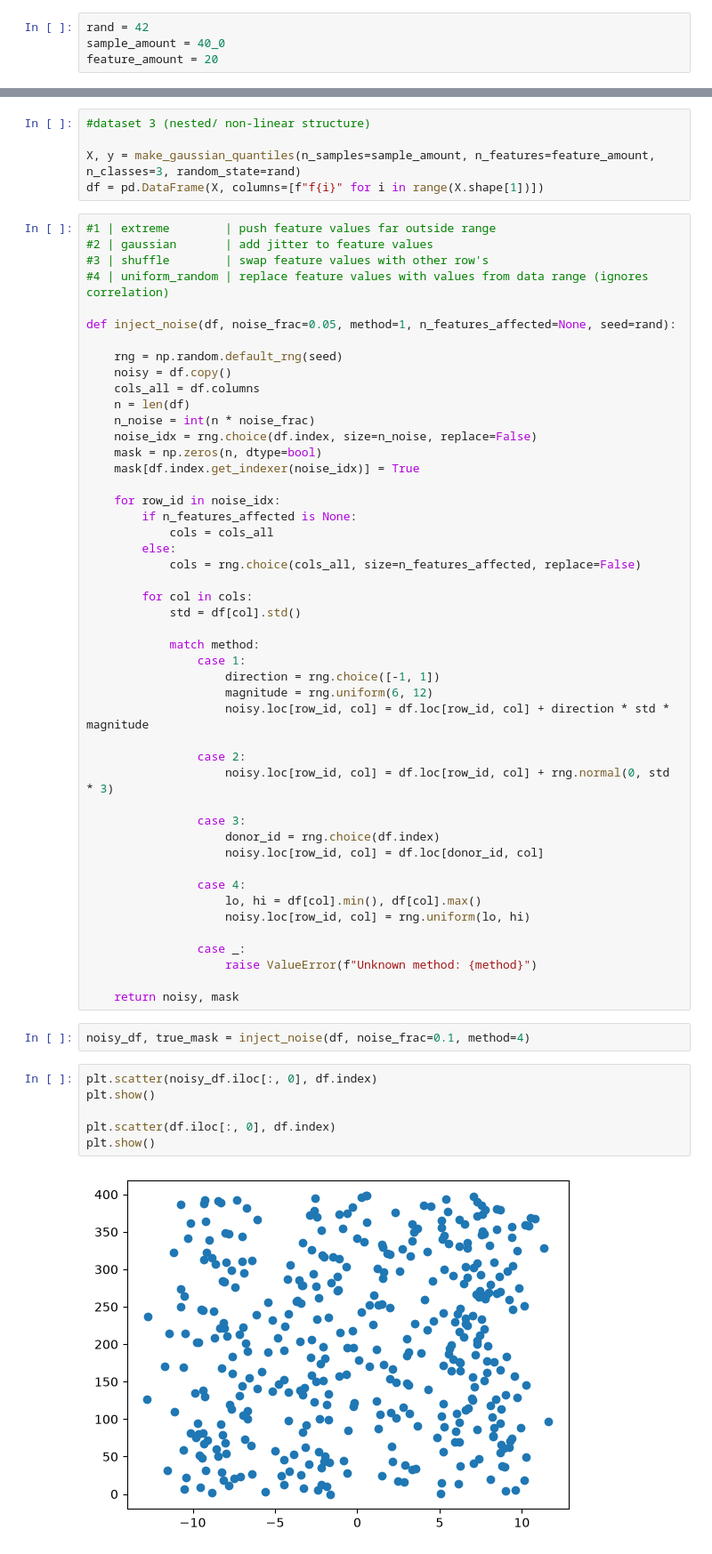
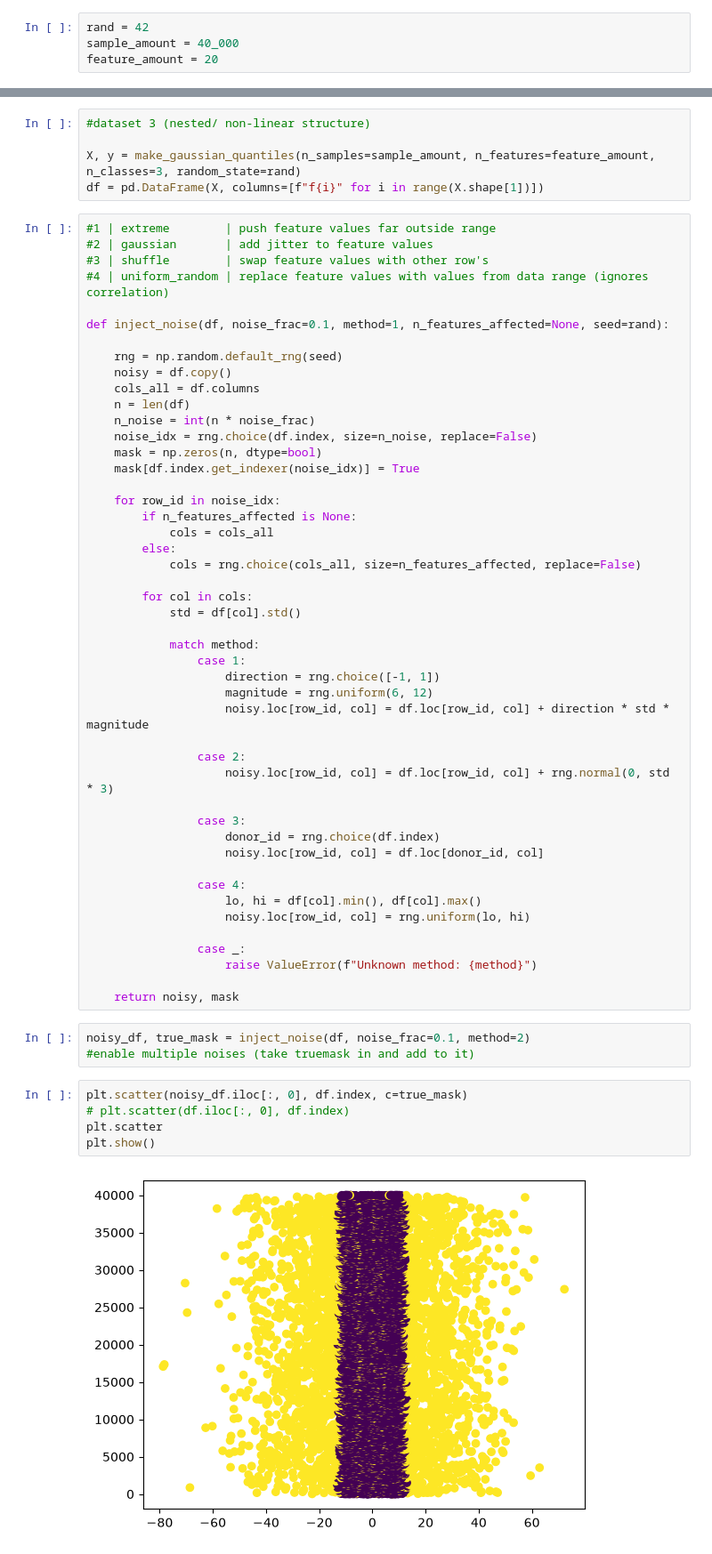
Before and after one commit to matr9s/DatSci_Noise, a Jupyter notebook: create.ipynb, the cells around one changed output, grey strips where cells are left out. Shown at 89% size. Drawn from its saved outputs; the diff is of its cells as text.

```diff
--- a/create.ipynb
+++ b/create.ipynb
@@ -5,7 +5,7 @@ from sklearn.datasets import make_blobs, make_gaussian_quantiles
 import matplotlib.pyplot as plt
 # %%
 rand = 42
-sample_amount = 40_0
+sample_amount = 40_000
 feature_amount = 20
 # %%
 #dataset 1 (8 blobs)
@@ -31,7 +31,7 @@ df = pd.DataFrame(X, columns=[f"f{i}" for i in range(X.shape[1])])
 #3 | shuffle        | swap feature values with other row's
 #4 | uniform_random | replace feature values with values from data range (ignores correlation)
 
-def inject_noise(df, noise_frac=0.05, method=1, n_features_affected=None, seed=rand):
+def inject_noise(df, noise_frac=0.1, method=1, n_features_affected=None, seed=rand):
 
     rng = np.random.default_rng(seed)
     noisy = df.copy()
@@ -73,12 +73,12 @@ def inject_noise(df, noise_frac=0.05, method=1, n_features_affected=None, seed=r
 
     return noisy, mask
 # %%
-noisy_df, true_mask = inject_noise(df, noise_frac=0.1, method=4)
+noisy_df, true_mask = inject_noise(df, noise_frac=0.1, method=2)
+#enable multiple noises (take truemask in and add to it)
 # %%
-plt.scatter(noisy_df.iloc[:, 0], df.index)
+plt.scatter(noisy_df.iloc[:, 0], df.index, c=true_mask)
+# plt.scatter(df.iloc[:, 0], df.index)
+plt.scatter
 plt.show()
-
-plt.scatter(df.iloc[:, 0], df.index)
-plt.show()
 # %% [output]
-[figure, old version]
+[figure, new version]
```
Also changed, not shown: parts of 2 cells of this notebook.
